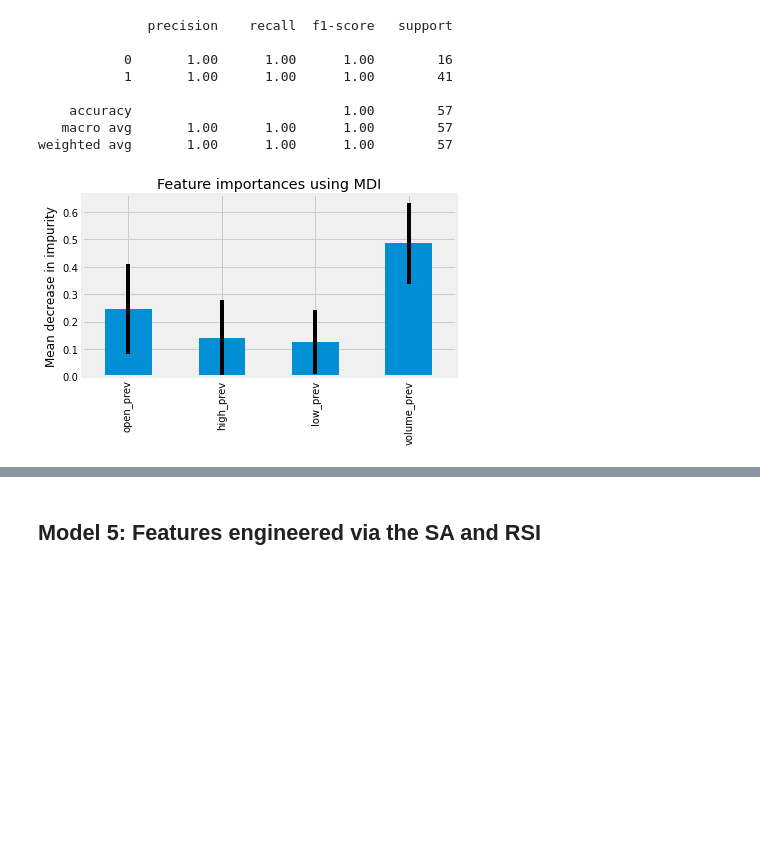
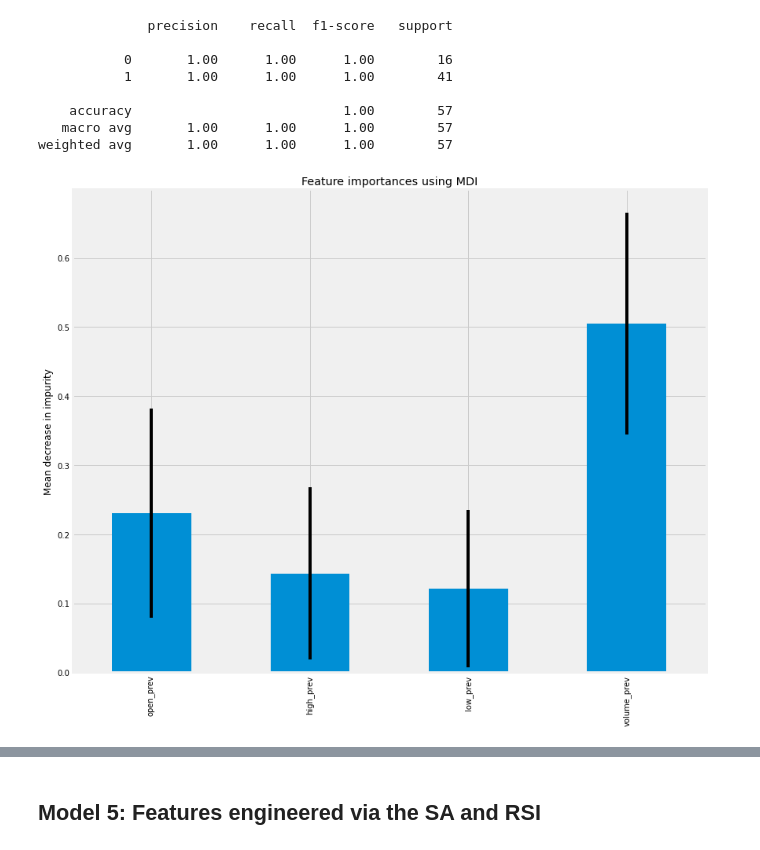
Before and after one commit to Eric-G-Romano/CapStone_Flatiron, a Jupyter notebook: Ethereum_close_prediction_model.ipynb, the cells around one changed output, grey strips where cells are left out. Saved outputs shown, nothing was run; the diff lists cells and outputs as text; code cells hidden in the pictures; blank space fills up the shorter version.

```diff
--- a/Ethereum_close_prediction_model.ipynb
+++ b/Ethereum_close_prediction_model.ipynb
@@ -1266,14 +1271,15 @@ elapsed_time = time.time() - start_time
 # %%
 X4_columns = df_model_4.columns[0:4].to_list()
 forest_importances = pd.Series(importances , index= X4_columns)
 
-fig, ax = plt.subplots()
+fig, ax = plt.subplots(figsize=(12,10))
 forest_importances.plot.bar(yerr=std, ax=ax)
 ax.set_title('Feature importances using MDI')
 ax.set_ylabel('Mean decrease in impurity')
 fig.tight_layout()
+plt.savefig('FI_HD')
 # %% [output]
-[figure, old version]
+[figure, new version]
 # %%
 d4 = {'importances':importances, 'names_importances':X4_columns}
 forest_importances_4 = pd.DataFrame(data=d4)
```
Also changed, not shown: parts of 19 cells of this notebook, 14 other files.
